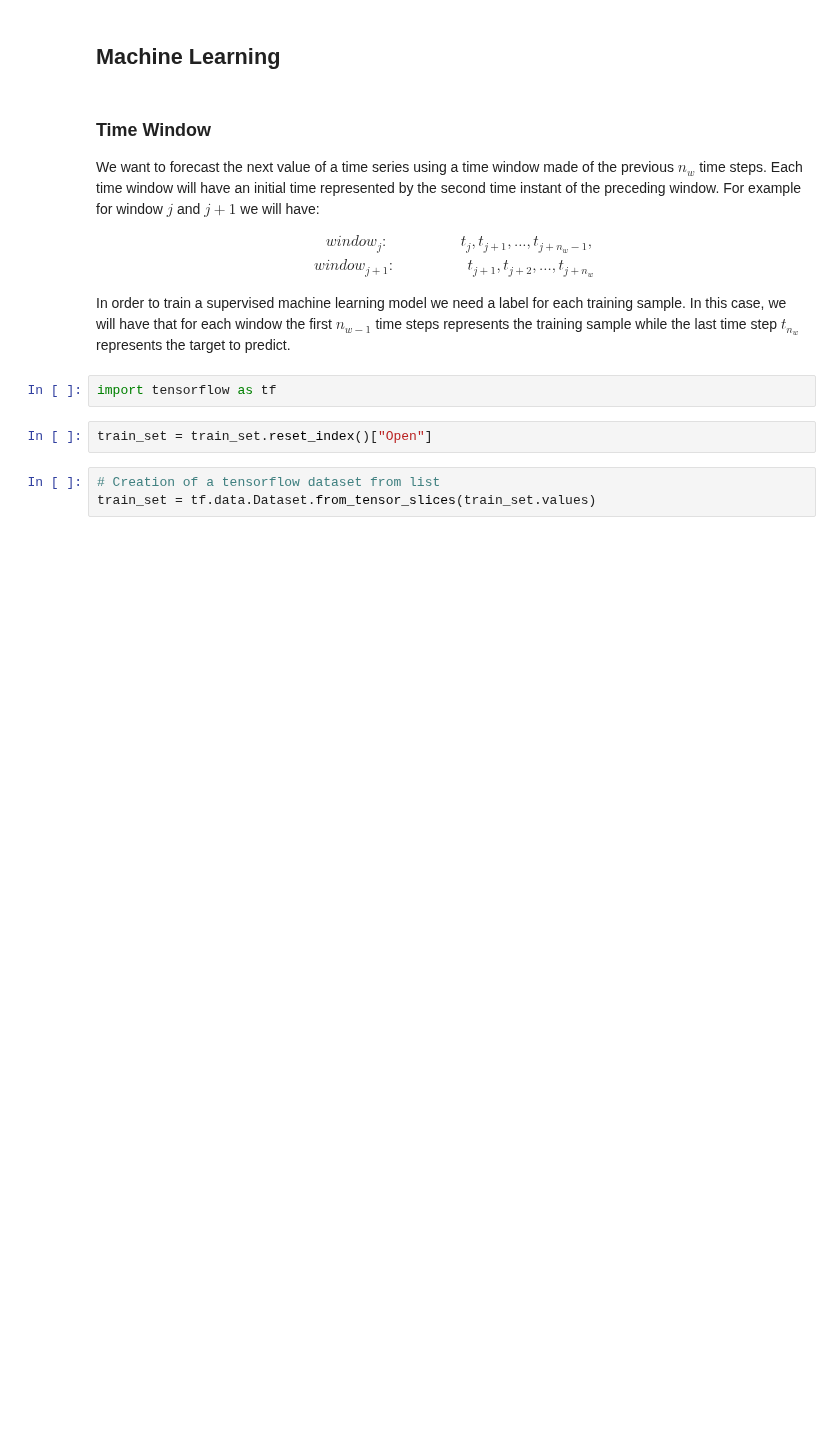
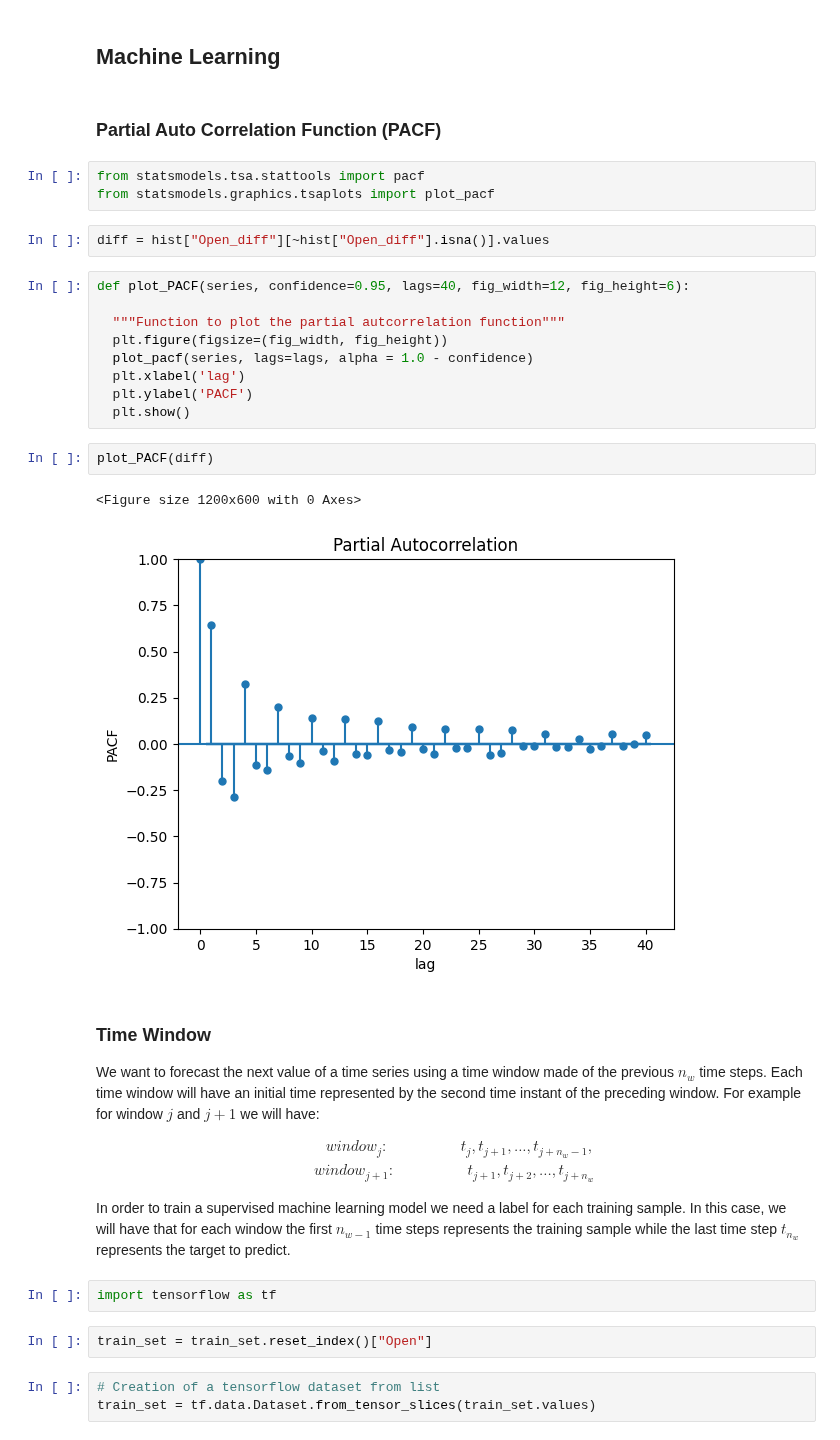
Before and after one commit to Aerospace87/ML-projects, a Jupyter notebook: tensorflow/Time_Series.ipynb, the cells around one changed output. Cells and saved outputs as stored; diff of their text form; blank space fills up the shorter version.

Commit message:
Creation of the function plot_PACF to plot the Partial Autocorrelation function to identify the order of a Autoregressive Model (AR)

```diff
--- a/tensorflow/Time_Series.ipynb
+++ b/tensorflow/Time_Series.ipynb
@@ -376,5 +376,26 @@ plt.show()
 # %% [markdown]
 ## Machine Learning
+# %% [markdown]
+### Partial Auto Correlation Function (PACF)
+# %%
+from statsmodels.tsa.stattools import pacf
+from statsmodels.graphics.tsaplots import plot_pacf
+# %%
+diff = hist["Open_diff"][~hist["Open_diff"].isna()].values
+# %%
+def plot_PACF(series, confidence=0.95, lags=40, fig_width=12, fig_height=6):
+
+  """Function to plot the partial autcorrelation function"""
+  plt.figure(figsize=(fig_width, fig_height))
+  plot_pacf(series, lags=lags, alpha = 1.0 - confidence)
+  plt.xlabel('lag')
+  plt.ylabel('PACF')
+  plt.show()
+# %%
+plot_PACF(diff)
+# %% [output]
+<Figure size 1200x600 with 0 Axes>
+[figure, added]
 # %% [markdown]
 ### Time Window
 
```
Also changed, not shown: parts of 9 cells of this notebook.
